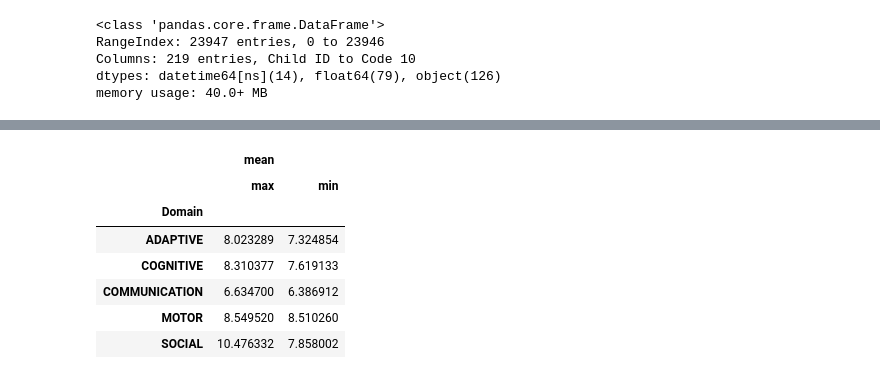
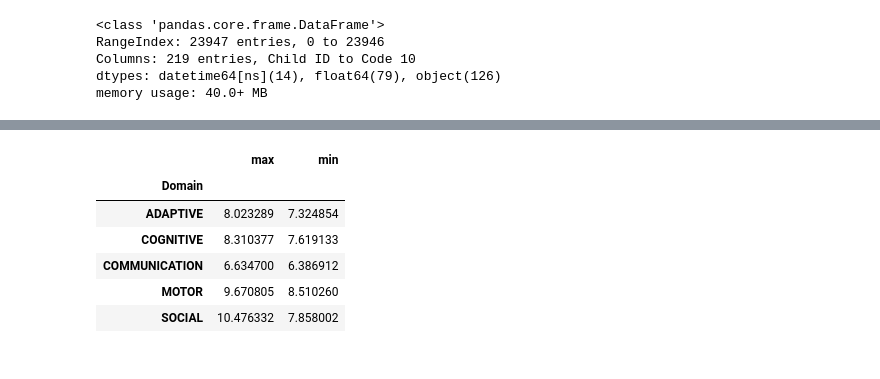
Before and after one commit to NSS-Data-Analytics-Cohort-10/teis-bullmastiff, a Jupyter notebook: Notebook/Partnerproject.ipynb, the cells around one changed output, grey strips where cells are left out. Drawn from its saved outputs; the diff is of its cells as text; code cells hidden in the pictures.

```diff
--- a/Notebook/Partnerproject.ipynb
+++ b/Notebook/Partnerproject.ipynb
@@ -66,6 +62,7 @@ scaledscores = Project[[#'Child ID',
                     'Communication-Receptive Communication SS',
                     #'Motor Sum of Scaled Scores',
                      'Motor-Gross Motor SS',
+                     'Motor-Fine Motor SS' ,
                      'Motor-Perceptual Motor SS',
                     #'Social-Emotional Sum of Scaled Scores',
                       'Social Emotional-Adult Interaction SS',
@@ -207,14 +199,13 @@ df_meanscores
 # %%
-maxminmeandomain = df_meanscores.groupby('Domain').agg({'mean': ['max', 'min']})
+maxminmeandomain = df_meanscores.groupby('Domain')['mean'].agg(['max', 'min'])
 Domaingrouped = pd.DataFrame(maxminmeandomain)
 Domaingrouped
 # %% [output]
-|  | mean |  |
 |  | max | min |
 | Domain |  |  |
 | ADAPTIVE | 8.023289 | 7.324854 |
 | COGNITIVE | 8.310377 | 7.619133 |
 | COMMUNICATION | 6.634700 | 6.386912 |
-| MOTOR | 8.549520 | 8.510260 |
+| MOTOR | 9.670805 | 8.510260 |
 | SOCIAL | 10.476332 | 7.858002 |
 # %%
```
Also changed, not shown: parts of 11 cells of this notebook.
